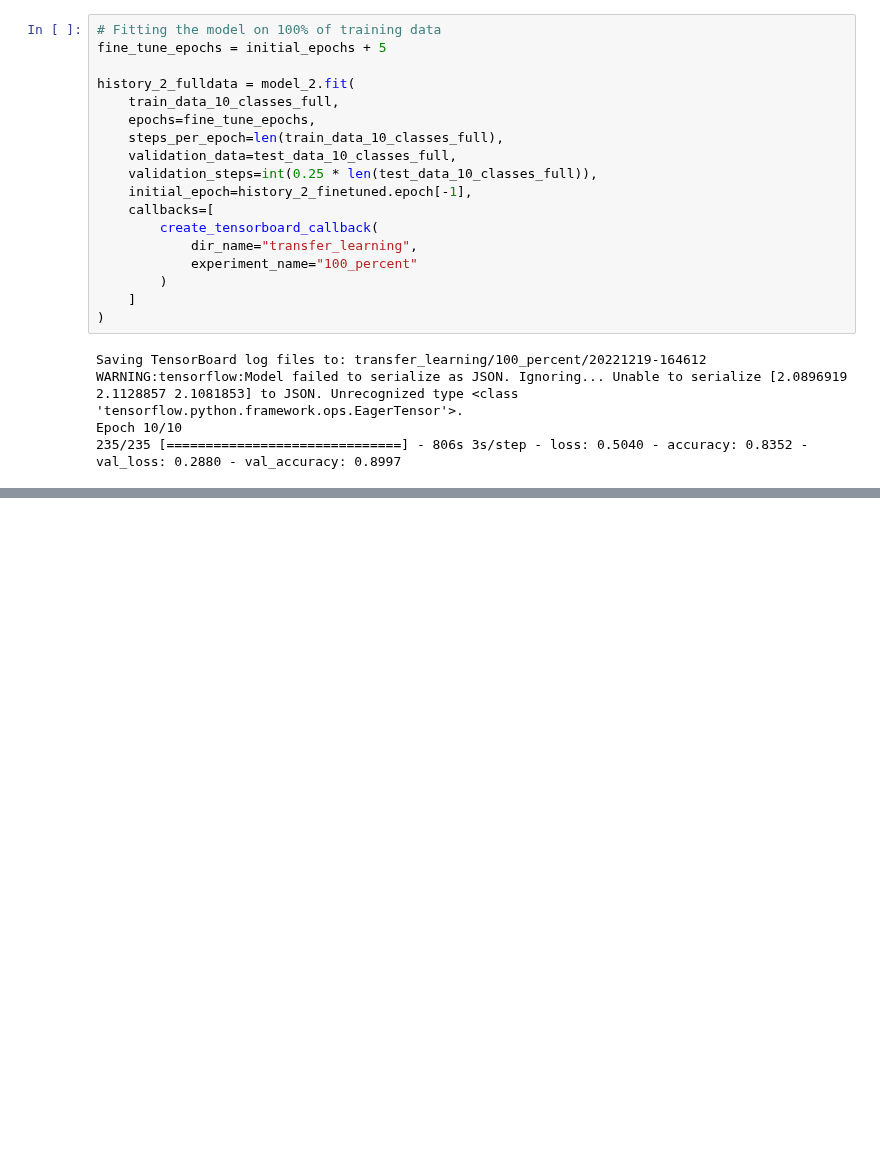
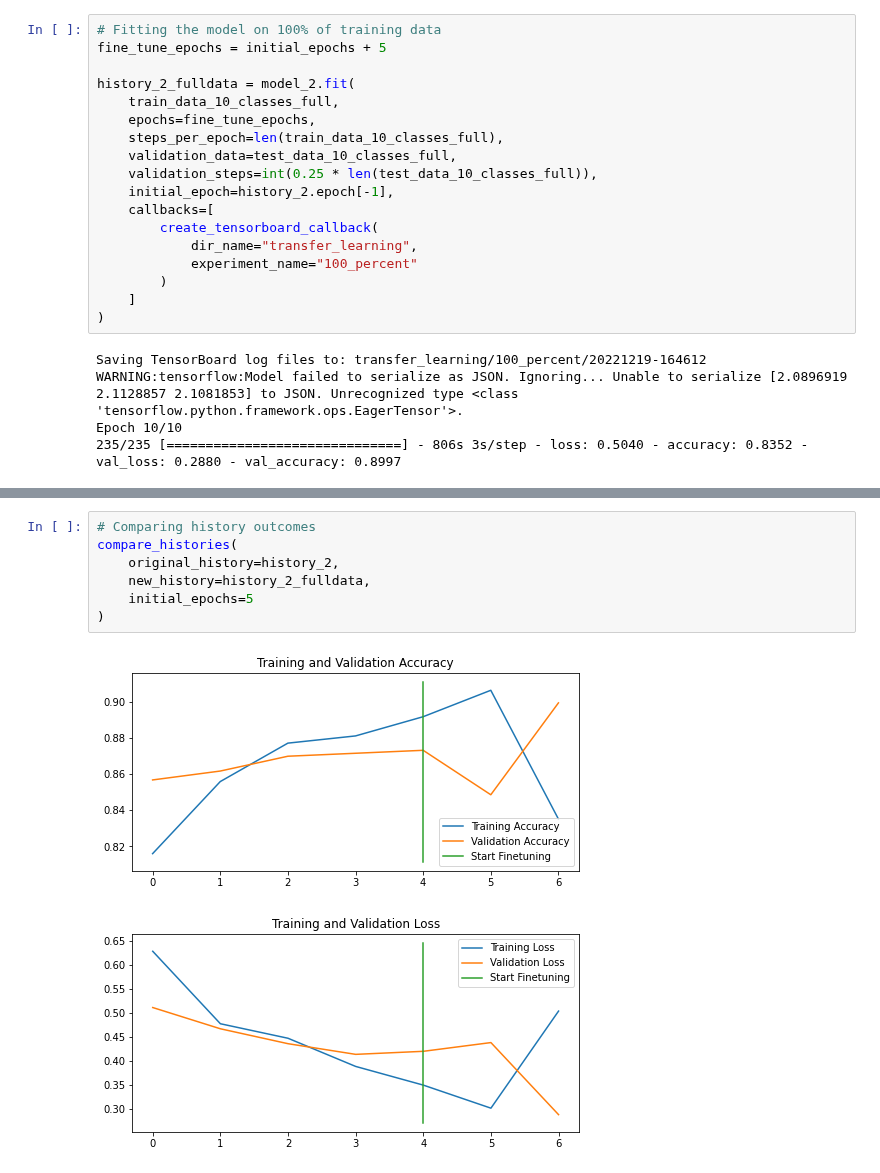
Before and after one commit to LazaUK/UdemyProjects-TensorFlow, a Jupyter notebook: Project6_TransferLearning/TensorFlow_06_TransferLearn_Finetuning.ipynb, the cells around one changed output, grey strips where cells are left out. Drawn from its saved outputs; the diff is of its cells as text; blank space fills up the shorter version.

```diff
--- a/Project6_TransferLearning/TensorFlow_06_TransferLearn_Finetuning.ipynb
+++ b/Project6_TransferLearning/TensorFlow_06_TransferLearn_Finetuning.ipynb
@@ -902,7 +902,7 @@ history_2_fulldata = model_2.fit(
     steps_per_epoch=len(train_data_10_classes_full),
     validation_data=test_data_10_classes_full,
     validation_steps=int(0.25 * len(test_data_10_classes_full)),
-    initial_epoch=history_2_finetuned.epoch[-1],
+    initial_epoch=history_2.epoch[-1],
     callbacks=[
         create_tensorboard_callback(
             dir_name="transfer_learning",
@@ -921,0 +925,10 @@ results_full_data
+# %%
+# Comparing history outcomes
+compare_histories(
+    original_history=history_2,
+    new_history=history_2_fulldata,
+    initial_epochs=5
+)
+# %% [output]
+[figure, added]
+[figure, added]
```
Also changed, not shown: parts of 1 cell of this notebook.
